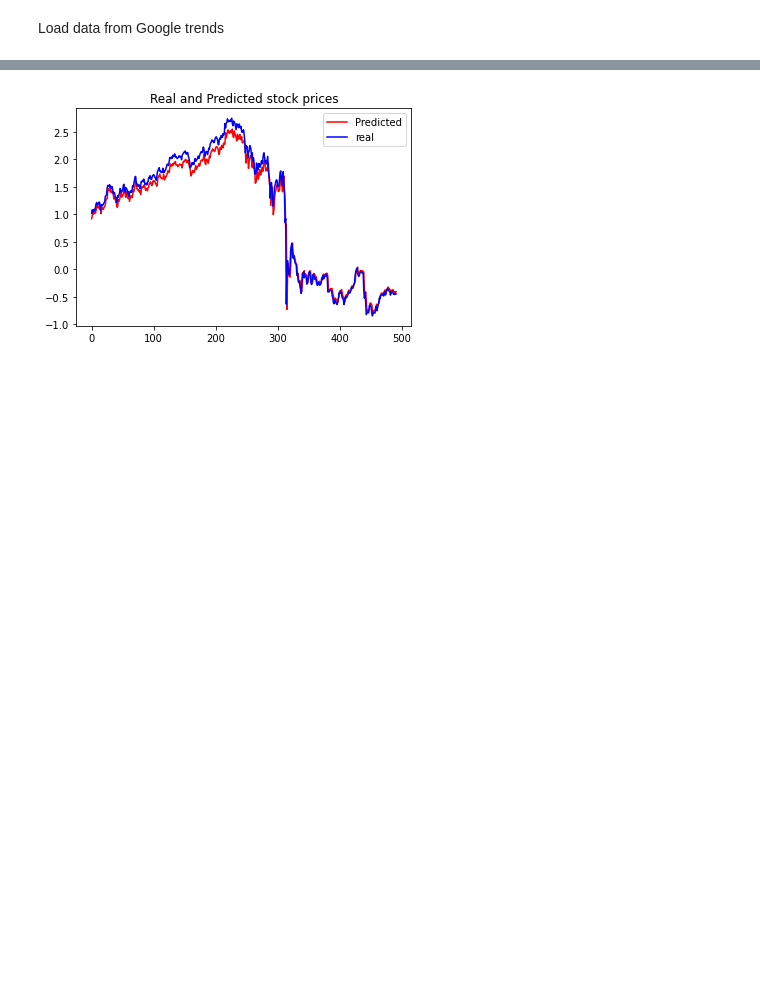
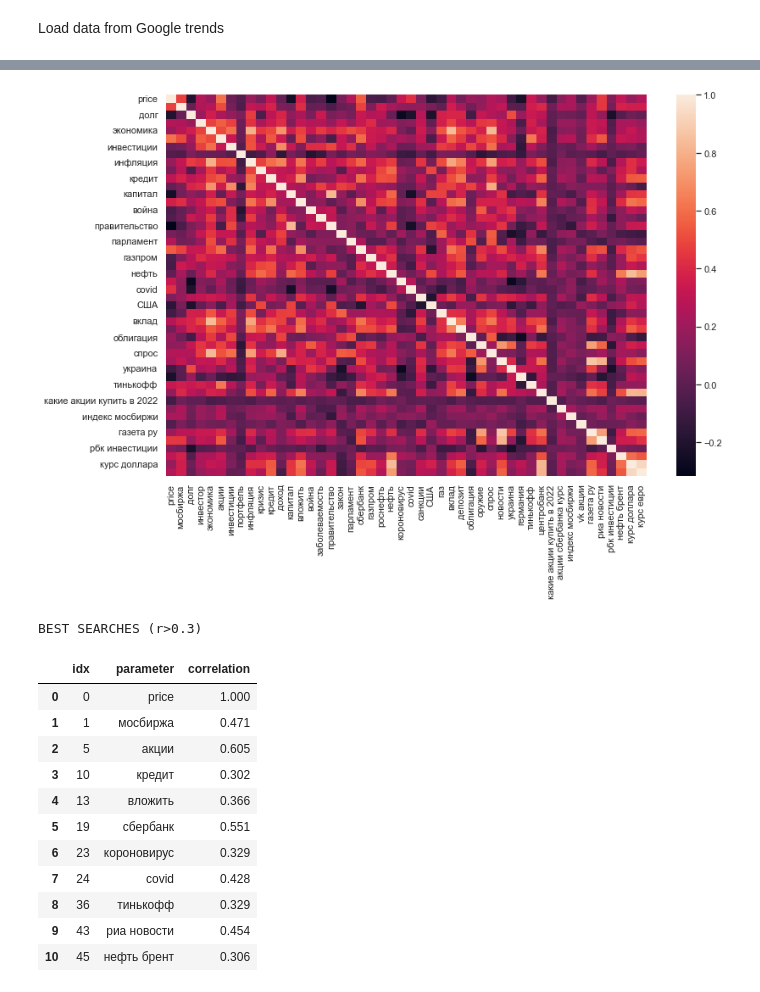
Before and after one commit to geniusserg/StockGoogler, a Jupyter notebook: task.ipynb, the cells around one changed output, grey strips where cells are left out. Drawn from its saved outputs; the diff is of its cells as text; code cells hidden in the pictures; blank space fills up the shorter version.

```diff
--- a/task.ipynb
+++ b/task.ipynb
@@ -175,13 +121,0 @@ Split on train and test. X - trends and last prices, y - price after window
-# %%
-winsize = 14
-X = []
-y = []
-for i in range(pricedata_scaled.shape[0]-winsize):
-    X.append(pricedata_scaled[i:i+winsize])
-    y.append(pricedata_scaled[i+winsize, -1])
-X = np.array(X)
-y = np.array(y)
-tsplit_idx = int(len(X)*0.8)
-X_train, X_test, y_train, y_test = X[:tsplit_idx], X[tsplit_idx:], y[:tsplit_idx], y[tsplit_idx:]
-
-print(f"X shape {X_train.shape} test shape {X_test.shape} y shape {y_train.shape}")
@@ -231,13 +121,0 @@ But What if we will predict not price but the movement
-# %%
-winsize = 14
-X = []
-y = []
-for i in range(pricedata_scaled.shape[0]-winsize):
-    X.append(pricedata_scaled[i:i+winsize, -1:])
-    y.append(pricedata_scaled[i+winsize, -1])
-X = np.array(X)
-y = np.array(y)
-tsplit_idx = int(len(X)*0.75)
-X_train, X_test, y_train, y_test = X[:tsplit_idx], X[tsplit_idx:], y[:tsplit_idx], y[tsplit_idx:]
-
-print(f"X shape {X_train.shape} test shape {X_test.shape} y shape {y_train.shape}")
@@ -270,8 +122,28 @@ R2: 0.99
-# %%
-plt.plot(y_pred, "r")
-plt.plot(y_test, "b-")
-plt.legend(["Predicted", "real"])
-plt.title("Real and Predicted stock prices")
-plt.show()
-# %% [output]
-[figure, removed]
+# %%
+sns.set(rc={'figure.figsize':(12.7,8.27)})
+sns.heatmap(res.corr())
+plt.show()
+print("BEST SEARCHES (r>0.3)")
+corrl = []
+kws = res.corr()["price"].keys()
+corrdf = res.corr()["price"]
+for i in range(len(kws)):
+    if (corrdf[kws[i]] > 0.3 or corrdf[kws[i]] < -0.3):
+        corrl.append((i, kws[i], round(corrdf[kws[i]], 3) ))
+best_corr = pd.DataFrame(corrl, columns = ["idx","parameter", "correlation"])
+display(best_corr)
+# %% [output]
+[figure, added]
+BEST SEARCHES (r>0.3)
+|  | idx | parameter | correlation |
+| 0 | 0 | price | 1.000 |
+| 1 | 1 | мосбиржа | 0.471 |
+| 2 | 5 | акции | 0.605 |
+| 3 | 10 | кредит | 0.302 |
+| 4 | 13 | вложить | 0.366 |
+| 5 | 19 | сбербанк | 0.551 |
+| 6 | 23 | короновирус | 0.329 |
+| 7 | 24 | covid | 0.428 |
+| 8 | 36 | тинькофф | 0.329 |
+| 9 | 43 | риа новости | 0.454 |
+| 10 | 45 | нефть брент | 0.306 |
```
Also changed, not shown: parts of 40 cells of this notebook, 1 other file.
